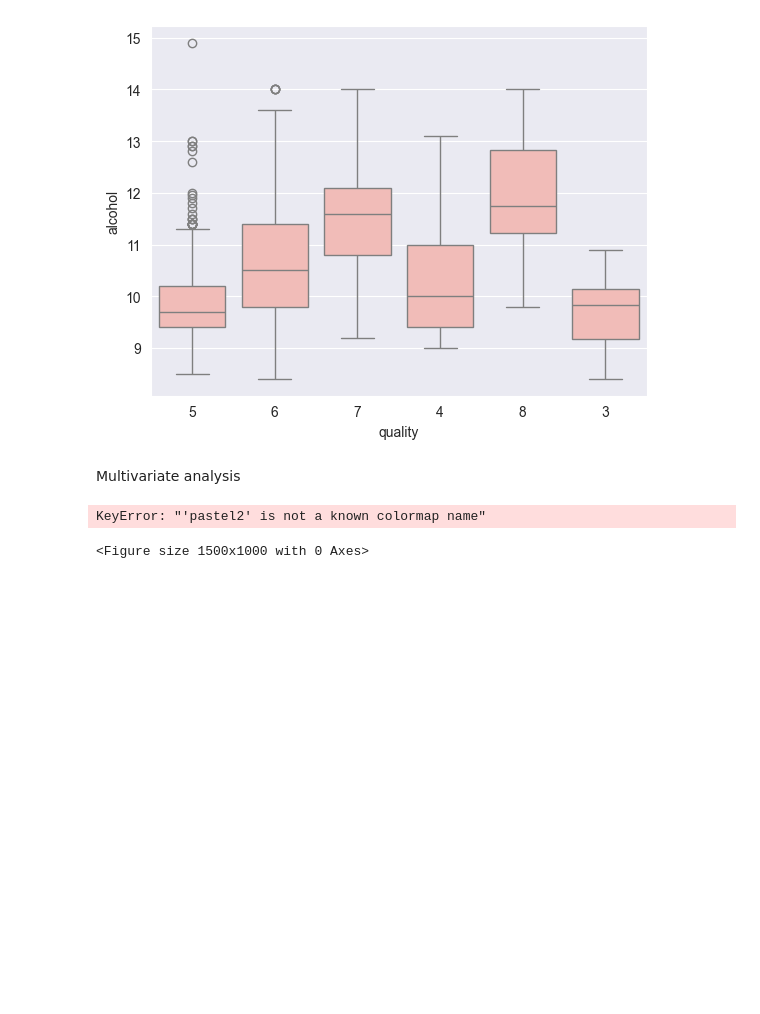
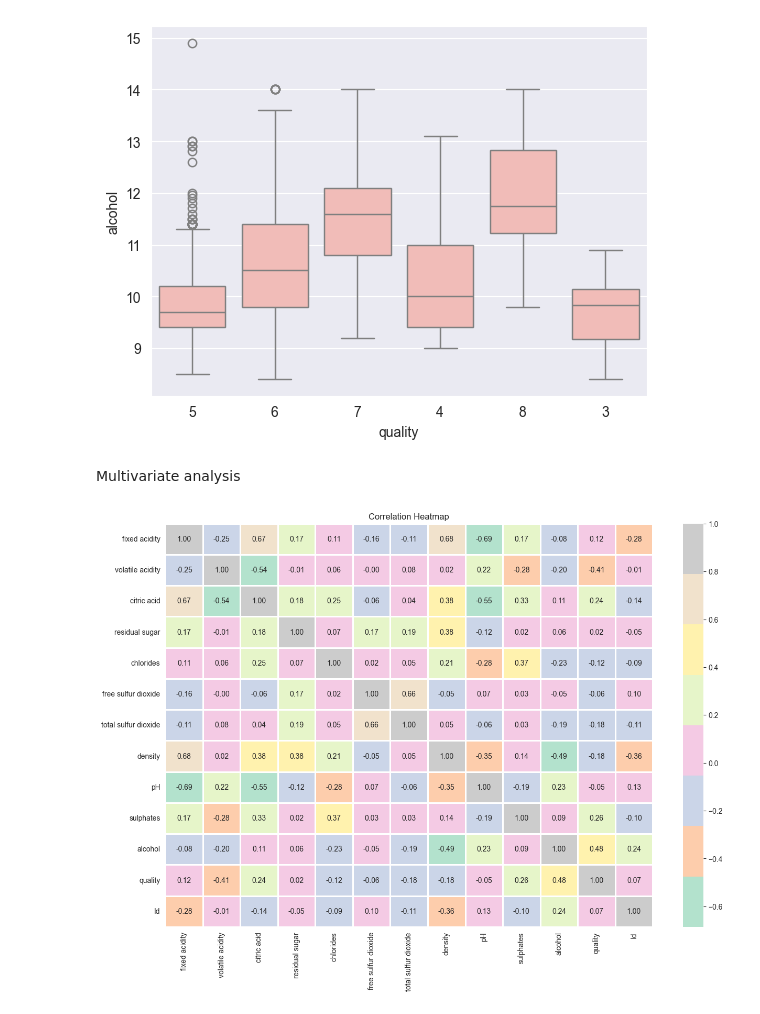
Before and after one commit to shovo896/Exploratory-Data-Analysis-of-Alchol-Quality, a Jupyter notebook: EDA.ipynb, the cells around one changed output. Saved outputs shown, nothing was run; the diff lists cells and outputs as text; code cells hidden in the pictures; blank space fills up the shorter version.

```diff
--- a/EDA.ipynb
+++ b/EDA.ipynb
@@ -196,10 +196,11 @@ sns.boxplot(x='quality',y='alcohol',data=df)
 # %% [markdown]
 Multivariate analysis
 # %%
-plt.figure(figsize=(15,10))
-sns.heatmap(df.corr(),annot=True,fmt='.2f',cmap='pastel2',linewidths=2)
-plt.title('correlation map')
+plt.figure(figsize=(15, 10))
+
+sns.heatmap(df.corr(), annot=True, fmt='.2f', cmap='Pastel2', linewidths=2)
+
+plt.title('Correlation Heatmap')
 plt.show()
 # %% [output]
-KeyError: "'pastel2' is not a known colormap name"
-<Figure size 1500x1000 with 0 Axes>
+[figure, added]
```
